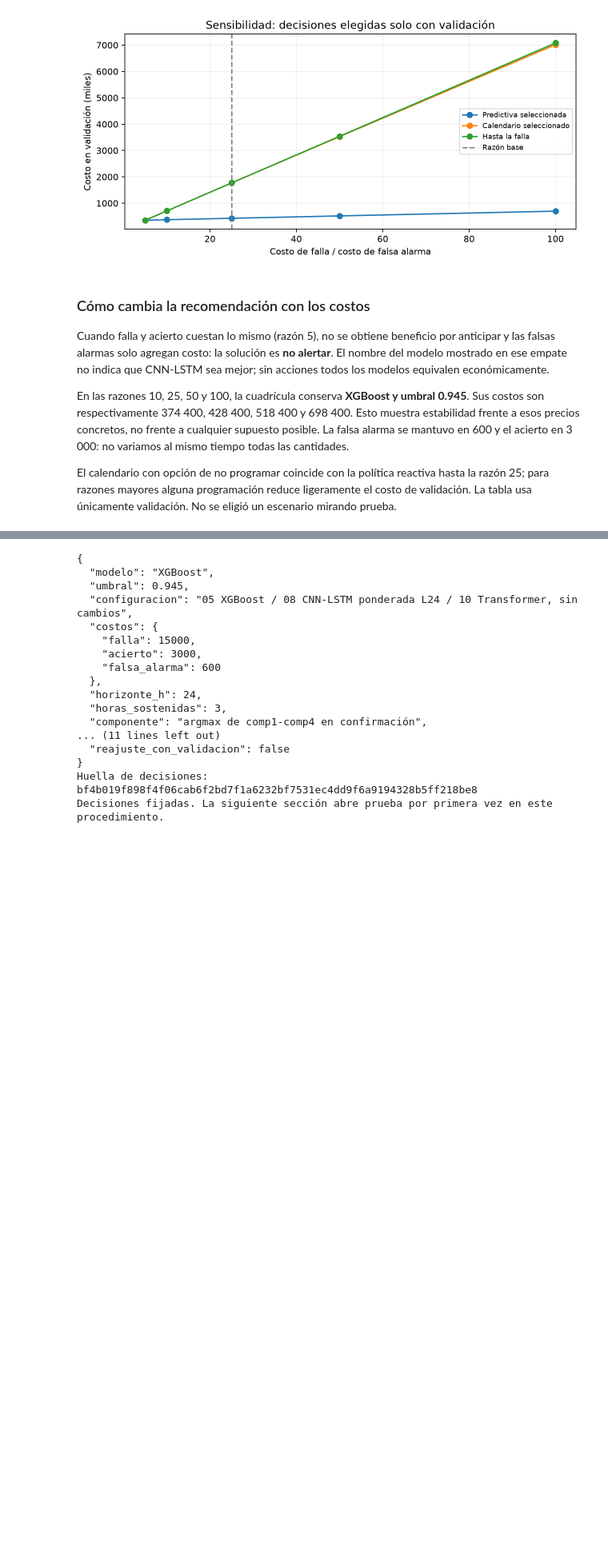
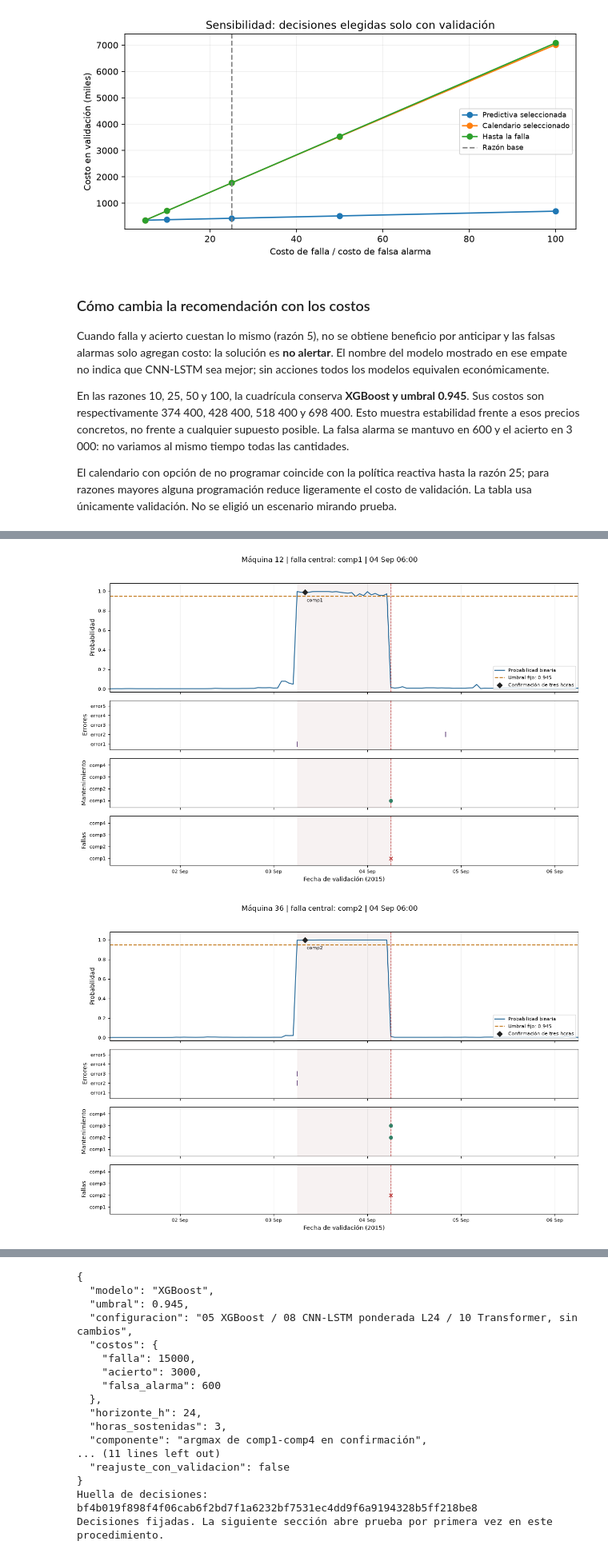
Before and after one commit to emiliano-guzman/mantenimiento_reto, a Jupyter notebook: Modelación/13_política_mantenimiento.ipynb, the cells around one changed output, grey strips where cells are left out. Shown at 80% size. Cells and saved outputs as stored; diff of their text form; code cells hidden in the pictures; blank space fills up the shorter version.

```diff
--- a/Modelación/13_política_mantenimiento.ipynb
+++ b/Modelación/13_política_mantenimiento.ipynb
@@ -516,0 +625,53 @@ El calendario con opción de no programar coincide con la política reactiva has
+# %%
+import matplotlib.dates as mdates
+
+# Dibujar cuatro paneles con el mismo reloj para relacionar señales y eventos sin mezclarlos.
+for caso in casos_revision_13.itertuples(index=False):
+    horas = revision_horas_13.loc[(revision_horas_13.machineID == caso.machineID) &
+        revision_horas_13.datetime.between(caso.inicio, caso.fin)]
+    confirmaciones = confirmaciones_revision_13.loc[
+        (confirmaciones_revision_13.machineID == caso.machineID) &
+        confirmaciones_revision_13.datetime.between(caso.inicio, caso.fin)]
+    fig, ejes = plt.subplots(4, 1, figsize=(12, 8), sharex=True,
+                             gridspec_kw={"height_ratios": [2.2, 1, 1, 1]})
+    ejes[0].plot(horas.datetime, horas.probabilidad, color="#286a99", label="Probabilidad binaria")
+    ejes[0].axhline(umbral_revision_13, color="#c47b20", linestyle="--",
+                   label="Umbral fijo: " + format(umbral_revision_13, ".3f"))
+    if len(confirmaciones):
+        ejes[0].scatter(confirmaciones.datetime, confirmaciones.probabilidad, marker="D", s=40,
+                        color="#222222", label="Confirmación de tres horas", zorder=4)
+        for alerta in confirmaciones.itertuples(index=False):
+            ejes[0].annotate(alerta.componente_propuesto, (alerta.datetime, alerta.probabilidad),
+                             xytext=(3, -16), textcoords="offset points", fontsize=8)
+    ejes[0].set(ylabel="Probabilidad", ylim=(-.03, 1.08))
+    ejes[0].legend(loc="lower right", fontsize=8)
+
+    # Separar las categorías permite reconocer coincidencias de fecha sin confundir eventos.
+    for numero_eje, nombre, columna, categorias, marcador, color in [
+        (1, "errores", "errorID", ["error1", "error2", "error3", "error4", "error5"], "|", "#75578a"),
+        (2, "mantenimiento", "comp", componentes_13, "o", "#328066"),
+        (3, "fallas", "componente", componentes_13, "x", "#bb3939")]:
+        tabla = eventos_revision_13[nombre]
+        eventos = tabla.loc[(tabla.machineID == caso.machineID) & tabla.datetime.between(caso.inicio, caso.fin)]
+        for posicion, categoria in enumerate(categorias):
+            fechas = eventos.loc[eventos[columna] == categoria, "datetime"]
+            ejes[numero_eje].scatter(fechas, np.full(len(fechas), posicion), marker=marcador,
+                                    s=65 if marcador == "|" else 32, color=color, zorder=4)
+        ejes[numero_eje].set(yticks=range(len(categorias)), yticklabels=categorias,
+                             ylim=(-.6, len(categorias) - .4), ylabel=nombre.capitalize())
+    for eje in ejes:
+        eje.axvspan(caso.falla_central - pd.Timedelta(hours=24), caso.falla_central,
+                    color="#d5b9b9", alpha=.18)
+        eje.axvline(caso.falla_central, color="#bb3939", linestyle="--", linewidth=1)
+        eje.grid(axis="x", alpha=.2)
+        eje.tick_params(labelsize=8)
+    ejes[-1].xaxis.set_major_locator(mdates.DayLocator())
+    ejes[-1].xaxis.set_major_formatter(mdates.DateFormatter("%d %b"))
+    ejes[-1].set(xlim=(caso.inicio, caso.fin), xlabel="Fecha de validación (2015)")
+    fig.suptitle("Máquina " + str(caso.machineID) + " | falla central: " + caso.componente +
+                 " | " + caso.falla_central.strftime("%d %b %H:%M"), fontsize=12)
+    fig.tight_layout(rect=(0, 0, 1, .96))
+    plt.show()
+# %% [output]
+[figure, added]
+[figure, added]
```
Also changed, not shown: parts of 10 cells of this notebook, 1 other file.
